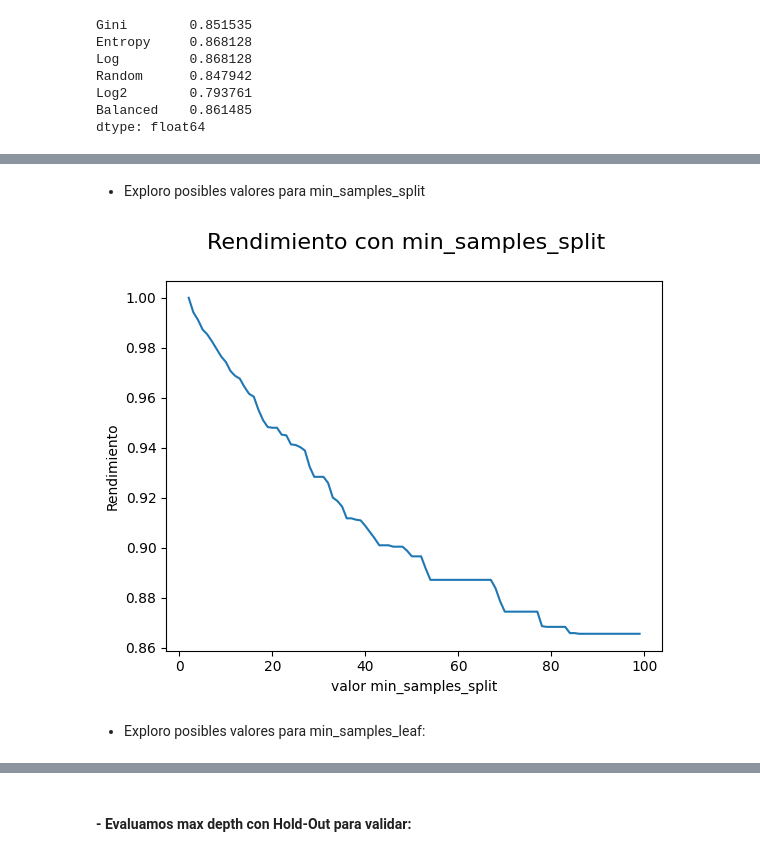
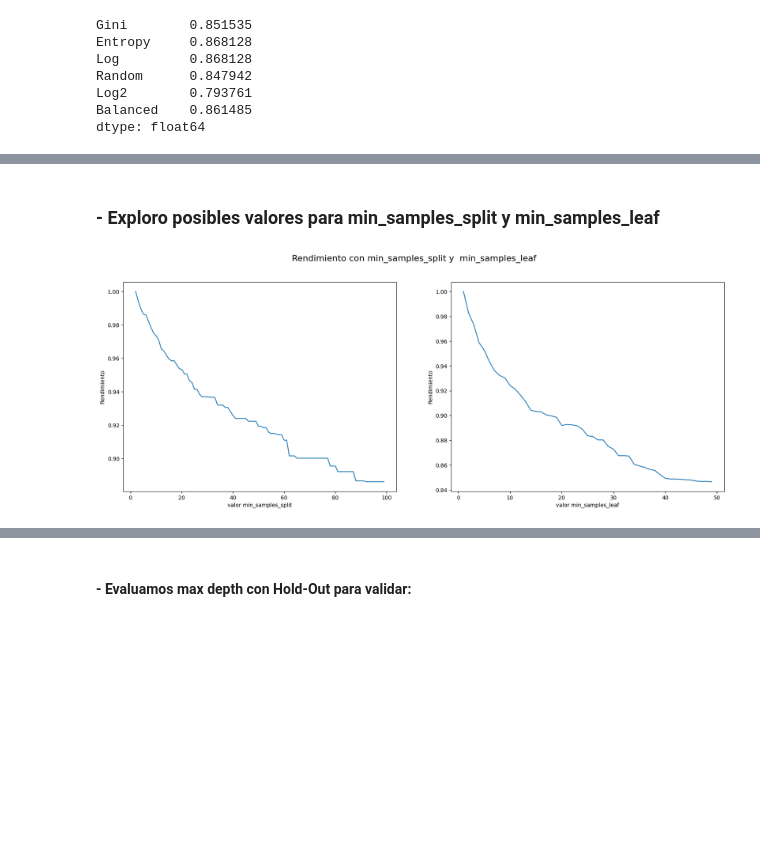
Before and after one commit to Nicowkra/LaboDatos_TP2, a Jupyter notebook: TP2.ipynb, the cells around one changed output, grey strips where cells are left out. Saved outputs shown, nothing was run; the diff lists cells and outputs as text; code cells hidden in the pictures; blank space fills up the shorter version.

```diff
--- a/TP2.ipynb
+++ b/TP2.ipynb
@@ -55,0 +88,13 @@ No, tampoco son extremadamente diferentes, se en lo escencial pero no son exacta
+# %%
+#Veo un numero arbitrario, por ejemplo el 4, veo su promedio y calculo desviacion estandar para saber que tanto se parecen entre si el conjunto de las imagenes que representan el numero 4
+desviacionCuatro = np.zeros((28,28),float)
+for k in range(0,len(data_chrs)):
+            if data_chrs[k].item() == 4:
+                for i in range(0,28):
+                    for j in range(0,28):
+                        desviacionCuatro[i][j] += np.sqrt((pow((data_imgs[k,:,:,0][i][j])-(promedios[4])[i][j],2))/contador[4])
+
+ax = sns.heatmap(desviacion , linewidth=0.5)
+plt.show()
+ax = sns.heatmap(desviacionCuatro)
+plt.show()
@@ -88,8 +130,10 @@ for i in range(1, 26):
     accuracy.append((accuracy_score(y_dev, y_pred))) #Veo la prediccion contra el valor real
 
 data = pd.DataFrame({'max_depth':range(1,26),'accuracy':accuracy})
+plt.rcParams["figure.figsize"] = (6,4)
 fig, axes = plt.subplots()
 fig.suptitle('Rendimiento con profundidades maximas', fontsize=16)
 data.plot(kind='line',x ='max_depth',y ='accuracy',xlabel='Profundidad',ylabel='Rendimiento',legend = False, ax = axes)
+plt.plot((3, 3), (0, 1.0001), linestyle='--', color='orange')
 plt.plot((10, 10), (0, 1.0001), linestyle='--', color='orange');
 # %% [output]
@@ -130,17 +178,26 @@ dtype: float64
 # %% [markdown]
-- Exploro posibles valores para min_samples_split
+### - Exploro posibles valores para min_samples_split y min_samples_leaf
 # %%
-training = []
+trainingSplit = []
 for i in range(2, 100):
     clf = DecisionTreeClassifier(min_samples_split= i,random_state=42)
     clf.fit(X_dev, y_dev)
     y_pred = clf.predict(X_dev)
-    training.append((accuracy_score(y_dev, y_pred)))
-data = pd.DataFrame({'max_depth':range(2,100),'accuracy':training})
-fig, axes = plt.subplots()
-fig.suptitle('Rendimiento con min_samples_split', fontsize=16)
-data.plot(kind='line',x ='max_depth',y ='accuracy',xlabel='valor min_samples_split',ylabel='Rendimiento',legend = False, ax = axes );
+    trainingSplit.append((accuracy_score(y_dev, y_pred)))
+dataSplit = pd.DataFrame({'minSplit':range(2,100),'accuracy':trainingSplit})
+
+trainingLeaf = []
+for i in range(1, 50):
+    clf = DecisionTreeClassifier(min_samples_leaf= i,random_state=42)
+    clf.fit(X_dev, y_dev)
+    y_pred = clf.predict(X_dev)
+    trainingLeaf.append((accuracy_score(y_dev, y_pred)))
+dataLeaf = pd.DataFrame({'minLeaf':range(1,50),'accuracy':trainingLeaf})
+
+plt.rcParams["figure.figsize"] = (20,7)
+fig, axes = plt.subplots(1,2)
+fig.suptitle('Rendimiento con min_samples_split y  min_samples_leaf', fontsize=16)
+dataSplit.plot(kind='line',x ='minSplit',y ='accuracy',xlabel='valor min_samples_split',ylabel='Rendimiento',legend = False, ax = axes[0])
+dataLeaf.plot(kind='line',x ='minLeaf',y ='accuracy',xlabel='valor min_samples_leaf',ylabel='Rendimiento',legend = False, ax = axes[1]);
 # %% [output]
-[figure, old version]
+[figure, new version]
-# %% [markdown]
-- Exploro posibles valores para min_samples_leaf:
```
Also changed, not shown: parts of 27 cells of this notebook.
